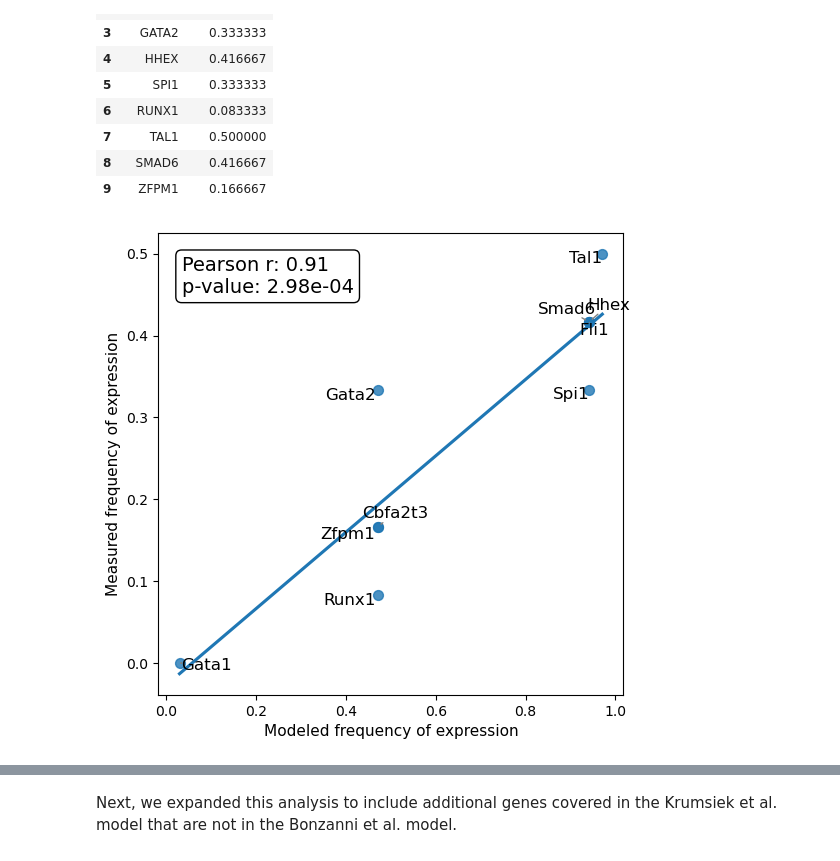
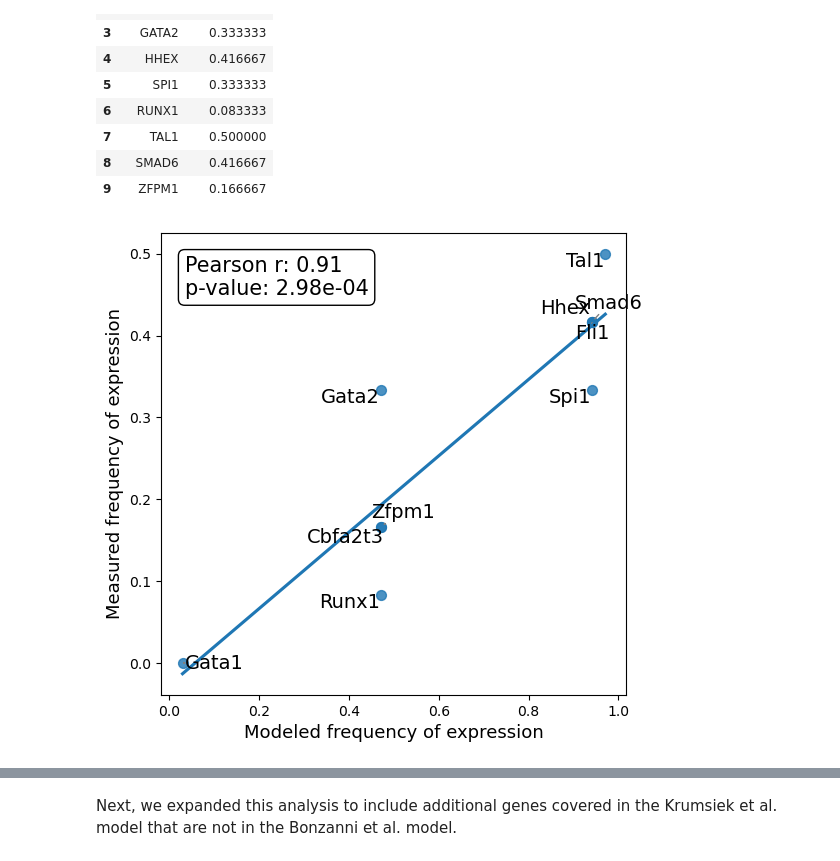
Before and after one commit to IlyaLab/LogicModelMerger, a Jupyter notebook: Evaluating the merged model/Correlation with HSC expression.ipynb, the cells around one changed output, grey strips where cells are left out. Saved outputs shown, nothing was run; the diff lists cells and outputs as text; code cells hidden in the pictures.

```diff
--- a/Evaluating the merged model/Correlation with HSC expression.ipynb
+++ b/Evaluating the merged model/Correlation with HSC expression.ipynb
@@ -125,38 +125,38 @@ def cor_exp(df1):
     frequency = df1.sum() / len(df1)
     frequency_df = frequency.reset_index()
     frequency_df.columns = ['Gene', 'Frequency']
 
     # Merge with the expression DataFrame
     merged_data = pd.merge(frequency_df, exp, on='Gene', how='inner')
 
     # If the genes are from mouse:
     # Capitalize first letter only for 'Gene' column
     merged_data['Gene'] = merged_data['Gene'].str.capitalize()
 
     # Compute Pearson correlation and p-value
     correlation, p_value = pearsonr(merged_data['Frequency'], merged_data['Expression'])
 
     # Plotting
     plt.figure(figsize=(6, 6))
     ax = sns.regplot(data=merged_data, x='Frequency', y='Expression', ci=None, scatter_kws={"s": 50})
-    plt.xlabel('Modeled frequency of expression',fontsize = 11)
-    plt.ylabel('Measured frequency of expression',fontsize = 11)
+    plt.xlabel('Modeled frequency of expression',fontsize = 13)
+    plt.ylabel('Measured frequency of expression',fontsize = 13)
 
     # Annotate Pearson correlation and p-value
     plt.text(0.05, 0.95, f'Pearson r: {correlation:.2f}\np-value: {p_value:.2e}',
-             ha='left', va='top', transform=ax.transAxes, fontsize=14, bbox=dict(boxstyle="round,pad=0.3", edgecolor='black', facecolor='white'))
+             ha='left', va='top', transform=ax.transAxes, fontsize=15, bbox=dict(boxstyle="round,pad=0.3", edgecolor='black', facecolor='white'))
 
     # Annotate gene names with adjustText to avoid overlaps
     texts = []
     for i, point in merged_data.iterrows():
-        texts.append(ax.text(point['Frequency'], point['Expression'], point['Gene'], ha='right', va='center', fontsize=12))
+        texts.append(ax.text(point['Frequency'], point['Expression'], point['Gene'], ha='right', va='center', fontsize=14))
 
     adjust_text(texts, arrowprops=dict(arrowstyle='->', color='grey'))
 
     plt.show()
 cor_exp(df1)
 # %% [output]
-[figure, old version]
+[figure, new version]
 # %%
 cor_exp(df_or)
 # %% [output]
```
Also changed, not shown: parts of 8 cells of this notebook, 3 other files.
